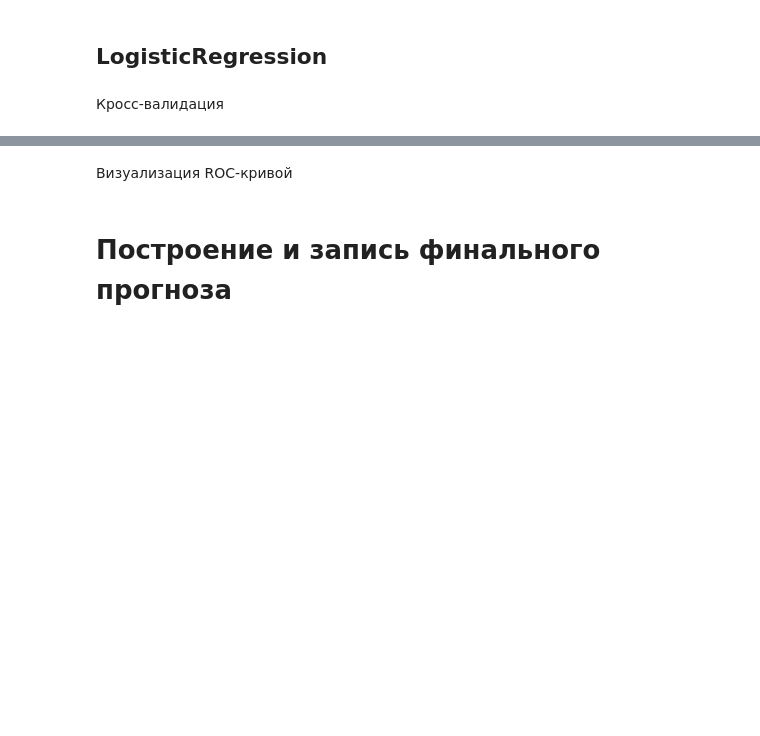
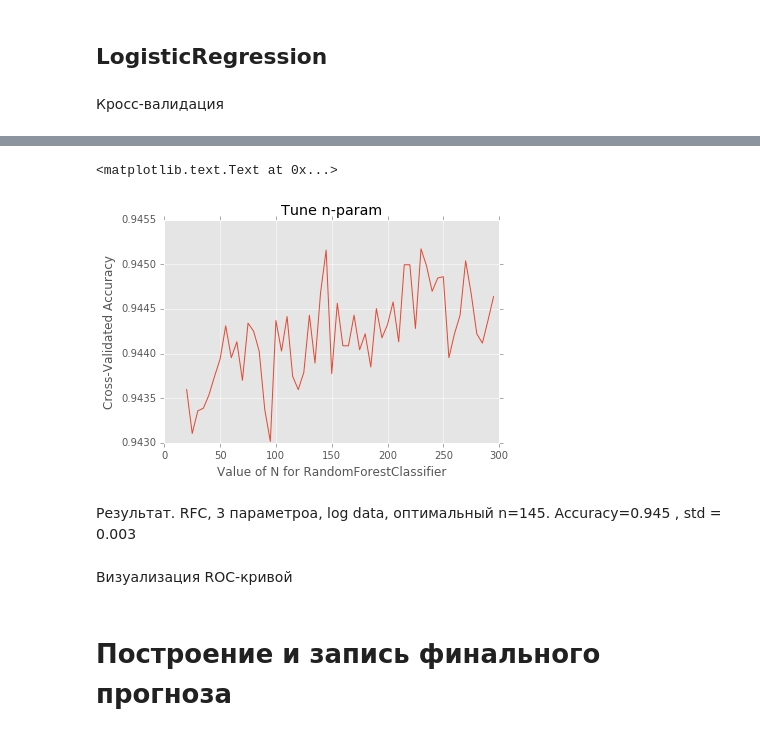
Before and after one commit to Evgeneus/InData-Labs-Contest, a Jupyter notebook: star_mission.ipynb, the cells around one changed output, grey strips where cells are left out. Cells and saved outputs as stored; diff of their text form; code cells hidden in the pictures; blank space fills up the shorter version.

Commit message:
feature/Random Forest/fix/predict test objects

```diff
--- a/star_mission.ipynb
+++ b/star_mission.ipynb
@@ -293,0 +300,10 @@ plt.show()
+# %%
+model_rfc = RandomForestClassifier(n_estimators = 35)
+model_rfc.fit(train_x, train_y)
+feature_names = train_log.columns.values
+
+importances = model_rfc.feature_importances_
+indices = np.argsort(importances)[::-1]
+print("Feature importances:")
+for f, idx in enumerate(indices):
+    print("{:2d}. feature '{:5s}' ({:.4f})".format(f + 1, feature_names[idx], importances[idx]))
@@ -294,3 +335,23 @@ plt.show()
+# %%
+n_range = range(20, 300, 5)
+n_scores = []
+n_scores_std = []
+for n in n_range:
+    model_rfc = RandomForestClassifier(n_estimators = n)
+    scores = cross_val_score(model_rfc, train_x, train_y, cv=10, scoring='accuracy')
+    n_scores.append(scores.mean())
+    n_scores_std.append(scores.std())
+# %%
+# plot the value of n for RandomForestClassifier (x-axis) versus the cross-validated Accuracy (y-axis)
+plt.plot(n_range, n_scores)
+plt.xlabel('Value of N for RandomForestClassifier')
+plt.ylabel('Cross-Validated Accuracy')
+plt.title('Tune n-param')
+# %% [output]
+<matplotlib.text.Text at 0x...>
+[figure, added]
+# %% [markdown]
+Результат. RFC, 3 параметроа, log data, оптимальный n=145. Accuracy=0.945 , std = 0.003
 # %% [markdown]
 Визуализация ROC-кривой
 # %%
```
Also changed, not shown: parts of 10 cells of this notebook, 2 other files.
